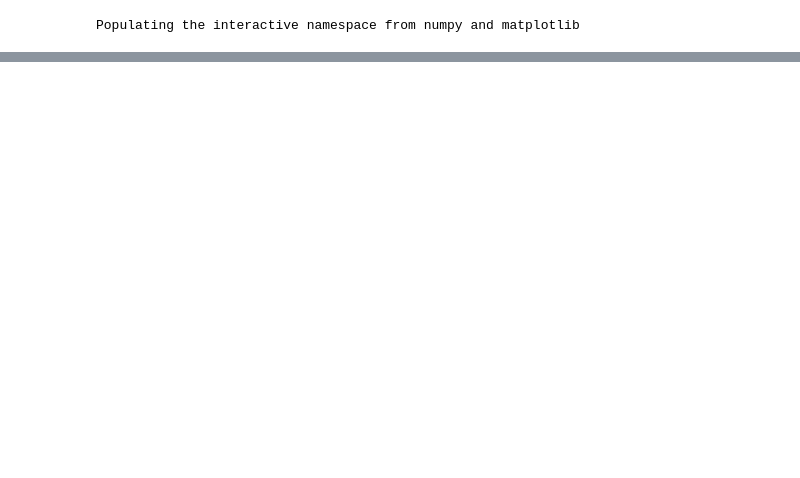
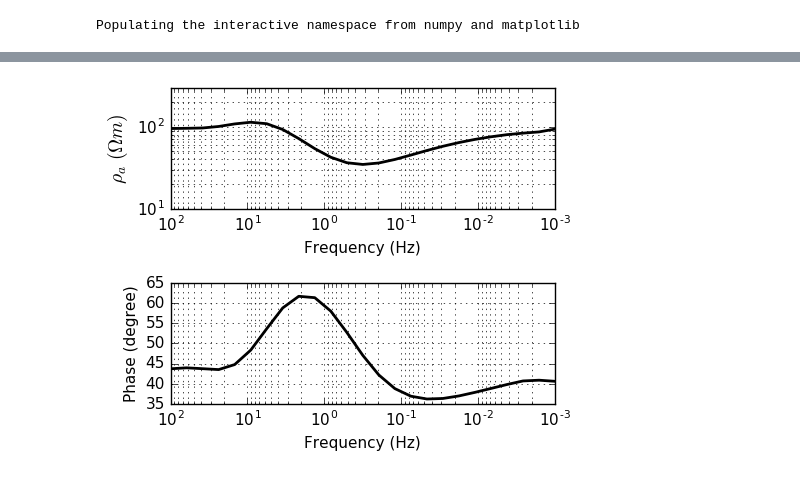
Before and after one commit to geoscixyz/computation, a Jupyter notebook: notebooks/MTtutorial/MT1D_inversion.ipynb, the cells around one changed output, grey strips where cells are left out. Saved outputs shown, nothing was run; the diff lists cells and outputs as text; code cells hidden in the pictures; blank space fills up the shorter version.

```diff
--- a/notebooks/MTtutorial/MT1D_inversion.ipynb
+++ b/notebooks/MTtutorial/MT1D_inversion.ipynb
@@ -36,8 +40,17 @@ rho_half = 100.
 rho_target = 10.
 depth = 2000.
 thickness = 1000.
-tsig = thickness * 1./rho_target
-
 layer_inds = np.logical_and(mesh.vectorCCx<-depth, mesh.vectorCCx>-depth-thickness)
 sigma = np.ones(mesh.nC) * 1./rho_half
 sigma[layer_inds] = 1./rho_target
+actinds = mesh.vectorCCx > -max_depth_core
+
+
+mtrue = np.log(sigma)
+dtrue = survey.dpred(mtrue)
+np.random.seed(1)
+std_appres = 0.05
+floor_phase = 2.
+uncert = (np.c_[abs(dtrue.reshape((survey.nFreq, 2)))[:,0]*std_appres, np.ones(survey.nFreq)*floor_phase]).flatten()
+noise = uncert * np.random.randn(survey.nFreq*2)
+survey.dobs = dtrue + noise
@@ -43,0 +75,22 @@ sigma[layer_inds] = 1./rho_target
+# %%
+app_res = dtrue.reshape((survey.nFreq, 2))[:,0]
+phase = dtrue.reshape((survey.nFreq, 2))[:,1]
+# %%
+fig = plt.figure(figsize = (5, 4))
+ax1 = plt.subplot(211)
+ax2 = plt.subplot(212)
+ax1.loglog(frequency, app_res, 'k-', lw=2)
+ax1.grid(True, which='both')
+ax1.set_xlim(frequency.max(), frequency.min())
+ax1.set_ylim(10, 3e2)
+ax1.set_xlabel("Frequency (Hz)")
+ax1.set_ylabel("$\\rho_a \ (\Omega m)$", fontsize = 14)
+
+ax2.semilogx(frequency, phase, 'k-', lw=2)
+ax2.grid(True, which='both')
+ax2.set_xlim(frequency.max(), frequency.min())
+ax2.set_xlabel("Frequency (Hz)")
+ax2.set_ylabel("Phase (degree)")
+plt.tight_layout()
+# %% [output]
+[figure, added]
```
Also changed, not shown: parts of 25 cells of this notebook, 4 other files.
